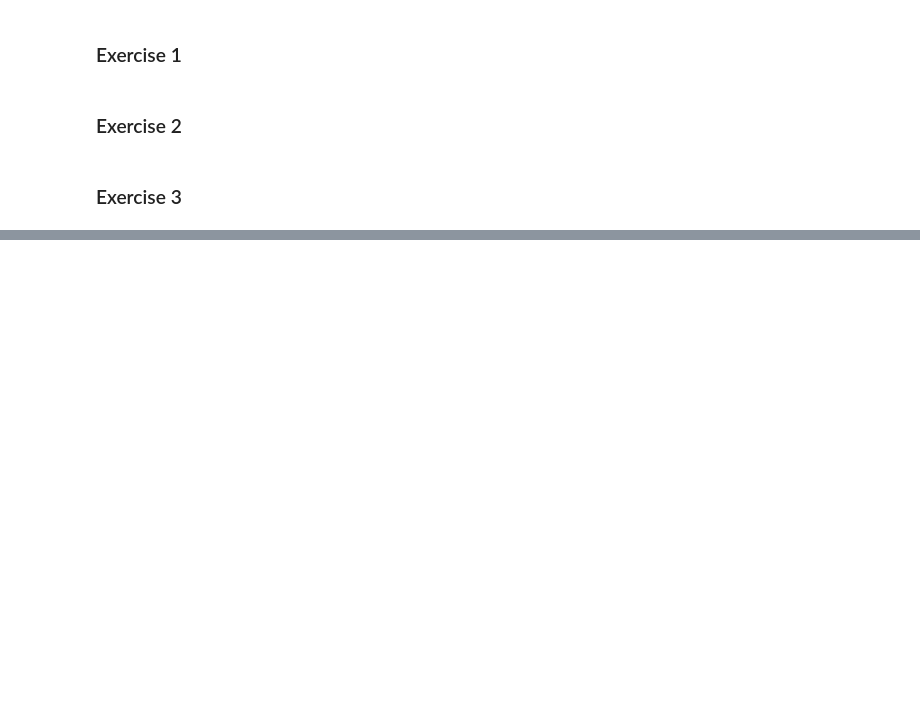
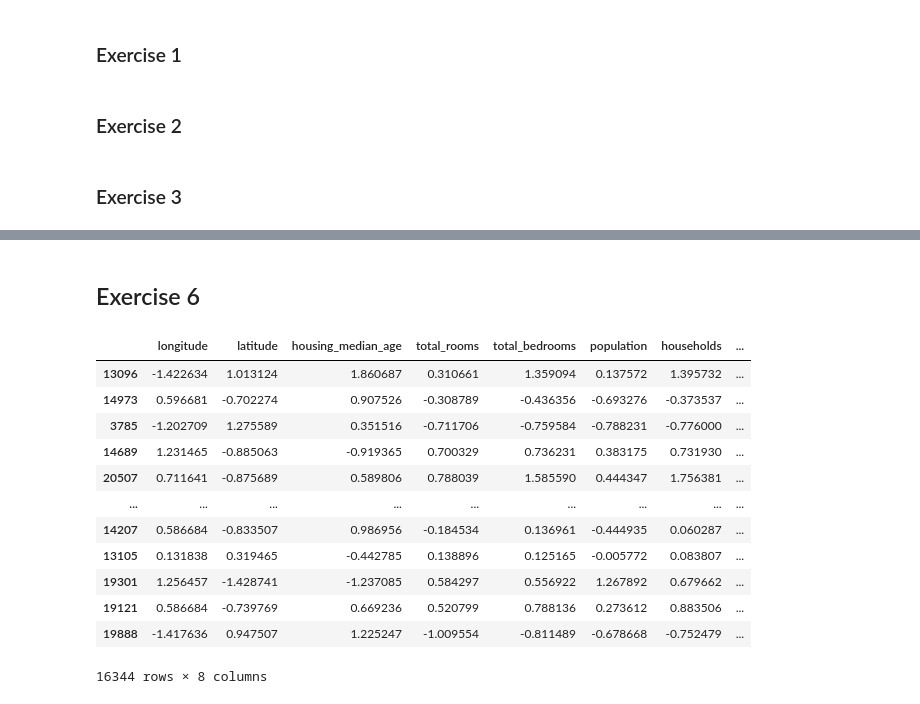
Before and after one commit to nfilipas/handson-ml3, a Jupyter notebook: 02_end_to_end_machine_learning_project.ipynb, the cells around one changed output, grey strips where cells are left out. Cells and saved outputs as stored; diff of their text form; code cells hidden in the pictures; blank space fills up the shorter version.

```diff
--- a/02_end_to_end_machine_learning_project.ipynb
+++ b/02_end_to_end_machine_learning_project.ipynb
@@ -1602,0 +2066,2 @@ dtype: float64
+# %% [markdown]
+## Exercise 6
@@ -1602,0 +2119,20 @@ dtype: float64
+# %%
+scaler = StandardScalerClone()
+
+housing_num = housing.dropna().select_dtypes(include=['int', 'float'])
+housing_num_scaled = scaler.fit_transform(housing_num)
+display(pd.DataFrame(housing_num_scaled, columns=scaler.feature_names_in_, index=housing_num.index))
+# %% [output]
+|  | longitude | latitude | housing_median_age | total_rooms | total_bedrooms | population | households | ... |
+| 13096 | -1.422634 | 1.013124 | 1.860687 | 0.310661 | 1.359094 | 0.137572 | 1.395732 | ... |
+| 14973 | 0.596681 | -0.702274 | 0.907526 | -0.308789 | -0.436356 | -0.693276 | -0.373537 | ... |
+| 3785 | -1.202709 | 1.275589 | 0.351516 | -0.711706 | -0.759584 | -0.788231 | -0.776000 | ... |
+| 14689 | 1.231465 | -0.885063 | -0.919365 | 0.700329 | 0.736231 | 0.383175 | 0.731930 | ... |
+| 20507 | 0.711641 | -0.875689 | 0.589806 | 0.788039 | 1.585590 | 0.444347 | 1.756381 | ... |
+| ... | ... | ... | ... | ... | ... | ... | ... | ... |
+| 14207 | 0.586684 | -0.833507 | 0.986956 | -0.184534 | 0.136961 | -0.444935 | 0.060287 | ... |
+| 13105 | 0.131838 | 0.319465 | -0.442785 | 0.138896 | 0.125165 | -0.005772 | 0.083807 | ... |
+| 19301 | 1.256457 | -1.428741 | -1.237085 | 0.584297 | 0.556922 | 1.267892 | 0.679662 | ... |
+| 19121 | 0.586684 | -0.739769 | 0.669236 | 0.520799 | 0.788136 | 0.273612 | 0.883506 | ... |
+| 19888 | -1.417636 | 0.947507 | 1.225247 | -1.009554 | -0.811489 | -0.678668 | -0.752479 | ... |
+16344 rows × 8 columns
```
Also changed, not shown: parts of 94 cells of this notebook, 2 other files.
